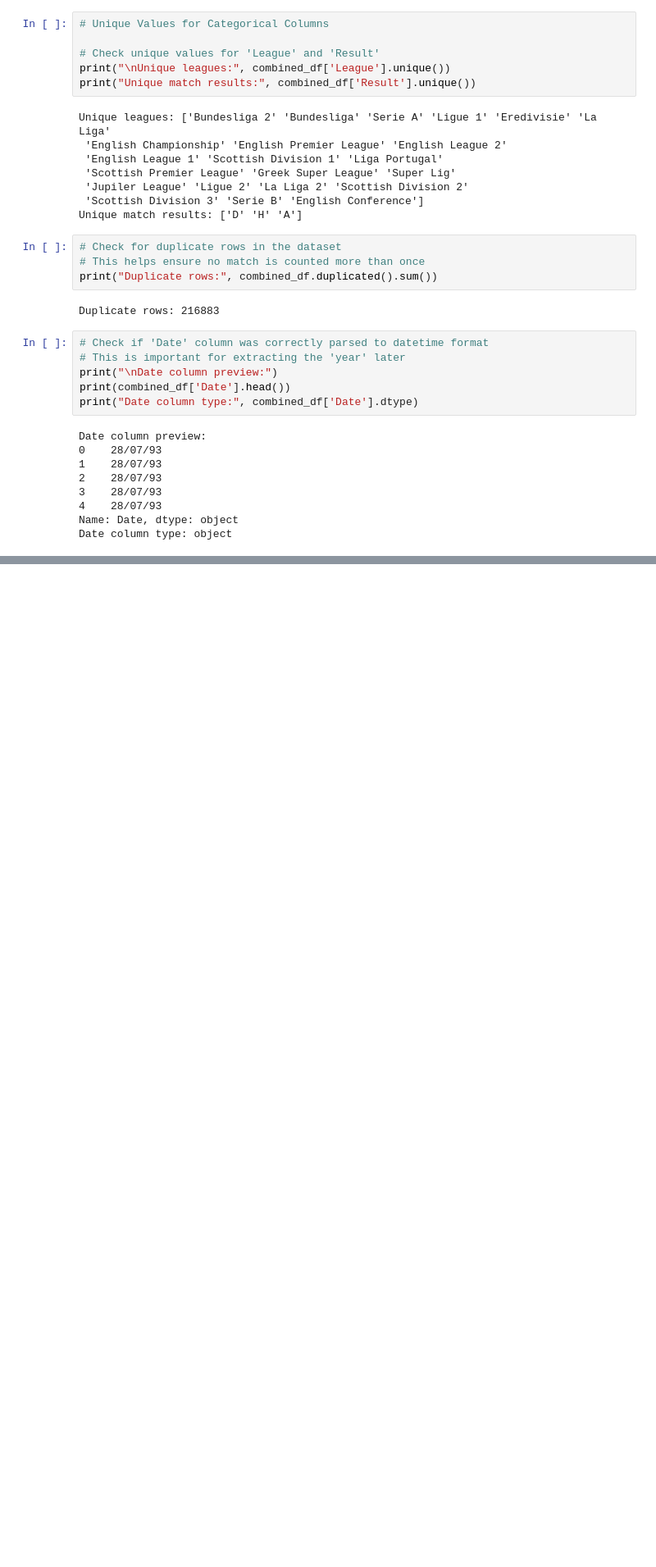
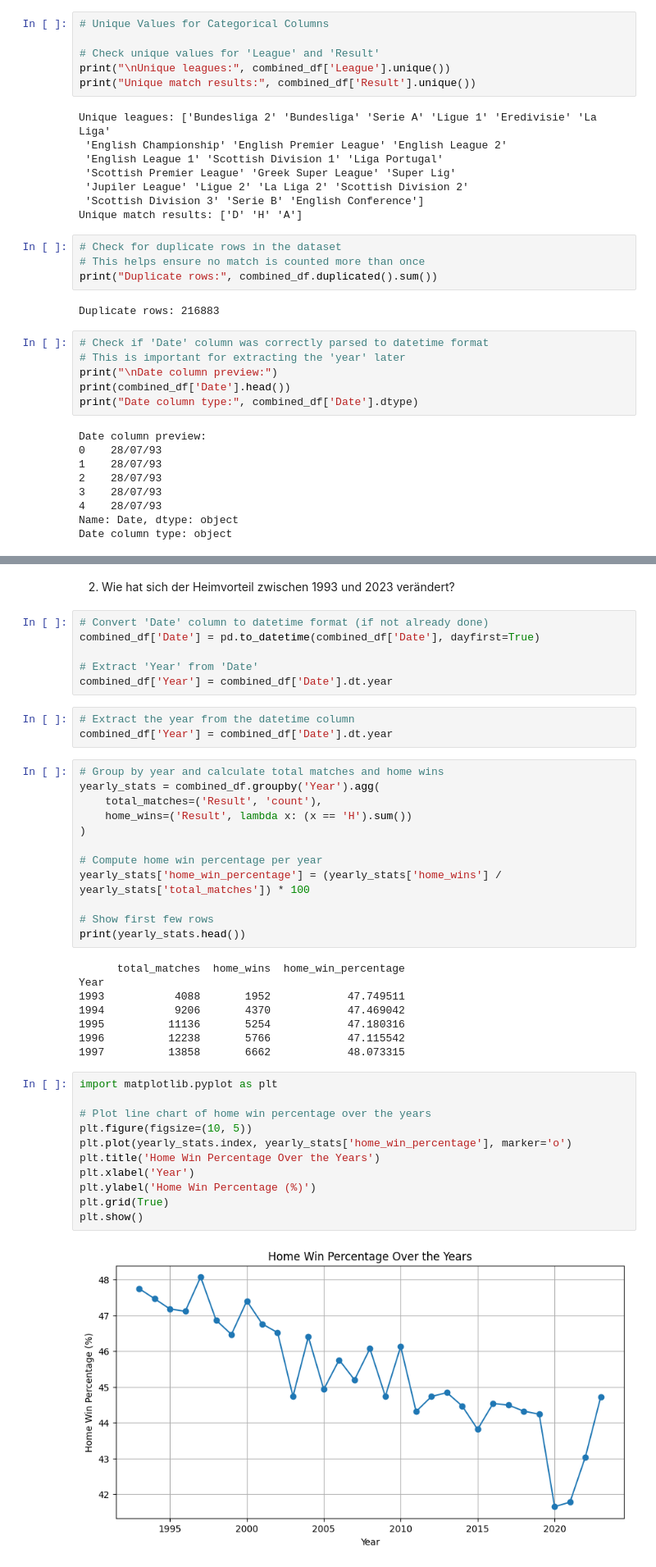
Before and after one commit to safiabduljamil/European-Football-Matches, a Jupyter notebook: file.ipynb, the cells around one changed output, grey strips where cells are left out. Shown at 82% size. Drawn from its saved outputs; the diff is of its cells as text; blank space fills up the shorter version.

```diff
--- a/file.ipynb
+++ b/file.ipynb
@@ -139,0 +199,44 @@ Date column type: object
+# %% [markdown]
+2. Wie hat sich der Heimvorteil zwischen 1993 und 2023 verändert?
+# %%
+# Convert 'Date' column to datetime format (if not already done)
+combined_df['Date'] = pd.to_datetime(combined_df['Date'], dayfirst=True)
+
+# Extract 'Year' from 'Date'
+combined_df['Year'] = combined_df['Date'].dt.year
+# %%
+# Extract the year from the datetime column
+combined_df['Year'] = combined_df['Date'].dt.year
+# %%
+# Group by year and calculate total matches and home wins
+yearly_stats = combined_df.groupby('Year').agg(
+    total_matches=('Result', 'count'),
+    home_wins=('Result', lambda x: (x == 'H').sum())
+)
+
+# Compute home win percentage per year
+yearly_stats['home_win_percentage'] = (yearly_stats['home_wins'] / yearly_stats['total_matches']) * 100
+
+# Show first few rows
+print(yearly_stats.head())
+# %% [output]
+      total_matches  home_wins  home_win_percentage
+Year
+1993           4088       1952            47.749511
+1994           9206       4370            47.469042
+1995          11136       5254            47.180316
+1996          12238       5766            47.115542
+1997          13858       6662            48.073315
+# %%
+import matplotlib.pyplot as plt
+
+# Plot line chart of home win percentage over the years
+plt.figure(figsize=(10, 5))
+plt.plot(yearly_stats.index, yearly_stats['home_win_percentage'], marker='o')
+plt.title('Home Win Percentage Over the Years')
+plt.xlabel('Year')
+plt.ylabel('Home Win Percentage (%)')
+plt.grid(True)
+plt.show()
+# %% [output]
+[figure, added]
```
Also changed, not shown: parts of 23 cells of this notebook.
